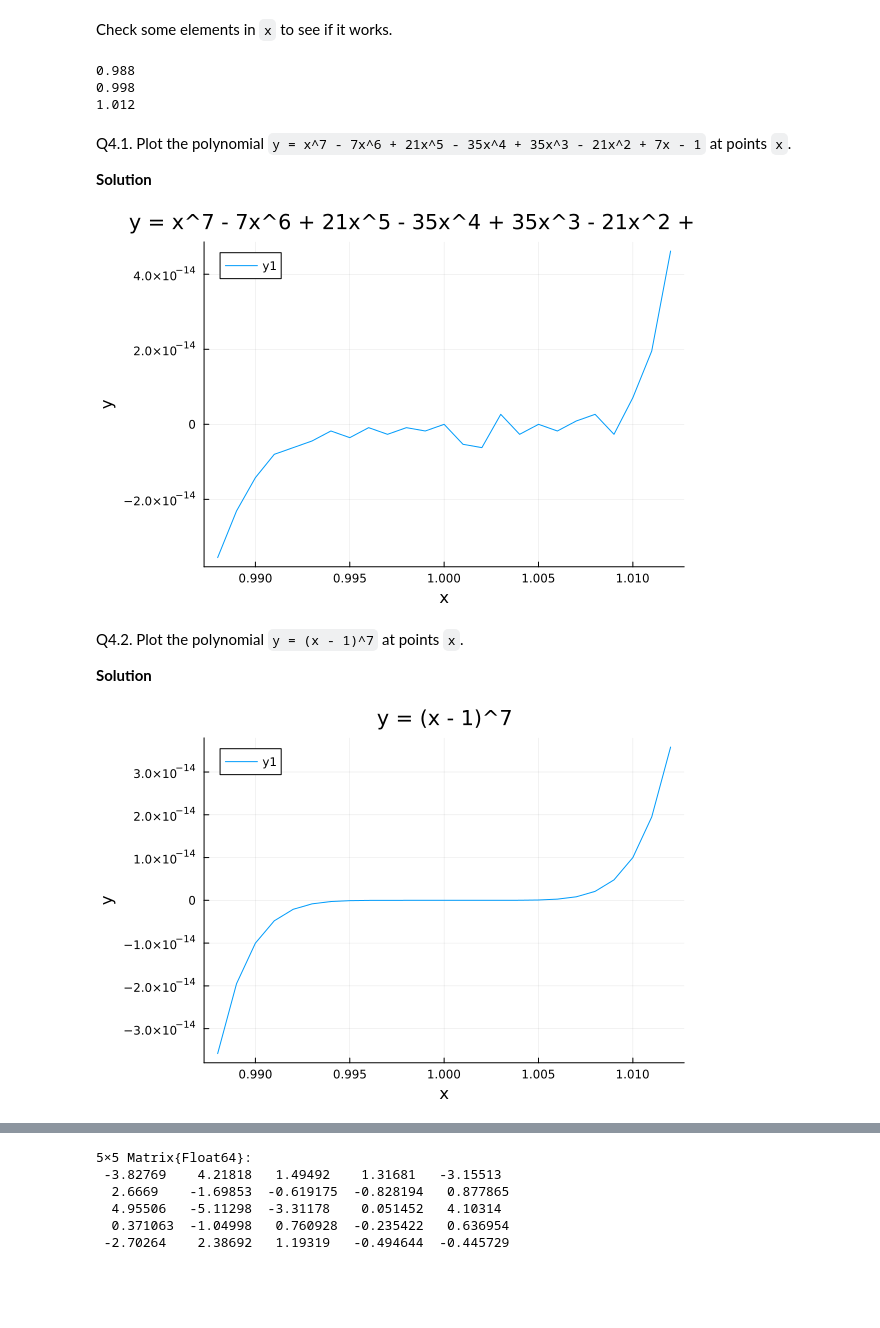
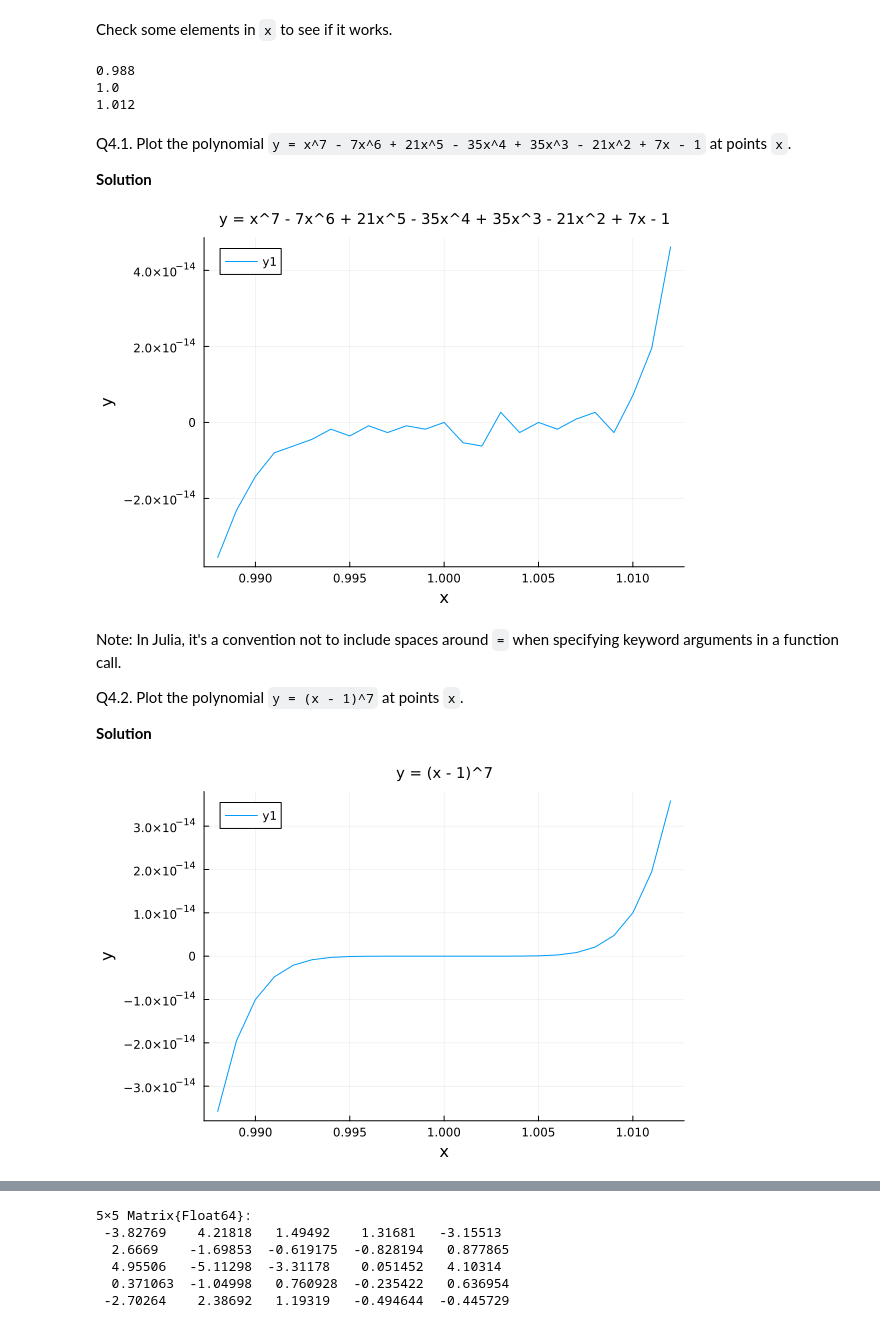
Before and after one commit to Tomoki-Okuno/biostat-m257-2024-spring, a Jupyter notebook: hw1/hw01sol.ipynb, the cells around one changed output, grey strips where cells are left out. Cells and saved outputs as stored; diff of their text form; code cells hidden in the pictures; blank space fills up the shorter version.

```diff
--- a/hw1/hw01sol.ipynb
+++ b/hw1/hw01sol.ipynb
@@ -361,11 +355,11 @@ x = range(0.988, stop = 1.012, step = 0.001)
 Check some elements in `x` to see if it works.
 # %%
 println(x[1])
-println(x[11])
+println(x[13])
 println(x[25]) # last value
 # %% [output]
 0.988
-0.998
+1.0
 1.012
 # %% [markdown]
 Q4.1. Plot the polynomial `y = x^7 - 7x^6 + 21x^5 - 35x^4 + 35x^3 - 21x^2 + 7x - 1` at points `x`.
@@ -373,19 +367,22 @@ Q4.1. Plot the polynomial `y = x^7 - 7x^6 + 21x^5 - 35x^4 + 35x^3 - 21x^2 + 7x -
 **Solution**
 # %%
 y = x .^ 7 - 7x .^ 6 + 21x .^ 5 - 35x .^ 4 + 35x .^ 3 - 21x .^ 2 + 7x .- 1
-plot(x, y, xlabel = "x", ylabel = "y",
-    title = "y = x^7 - 7x^6 + 21x^5 - 35x^4 + 35x^3 - 21x^2 + 7x - 1")
+plot(x, y, xlabel="x", ylabel="y", # no spaces are required here in Julia
+    title="y = x^7 - 7x^6 + 21x^5 - 35x^4 + 35x^3 - 21x^2 + 7x - 1",
+    titlefontsize=10)
 # %% [output]
-[figure, old version]
+[figure, new version]
 # %% [markdown]
+Note: In Julia, it's a convention not to include spaces around `=` when specifying keyword arguments in a function call.
+
 Q4.2. Plot the polynomial `y = (x - 1)^7` at points `x`.
 
 **Solution**
 # %%
 y = (x .- 1).^7
-plot(x, y, xlabel = "x", ylabel = "y", title = "y = (x - 1)^7")
+plot(x, y, xlabel="x", ylabel="y", title="y = (x - 1)^7", titlefontsize=10)
 # %% [output]
-[figure, old version]
+[figure, new version]
 # %% [markdown]
 Q4.3. Explain what you found.
 
```
Also changed, not shown: parts of 68 cells of this notebook, 1 other file.
